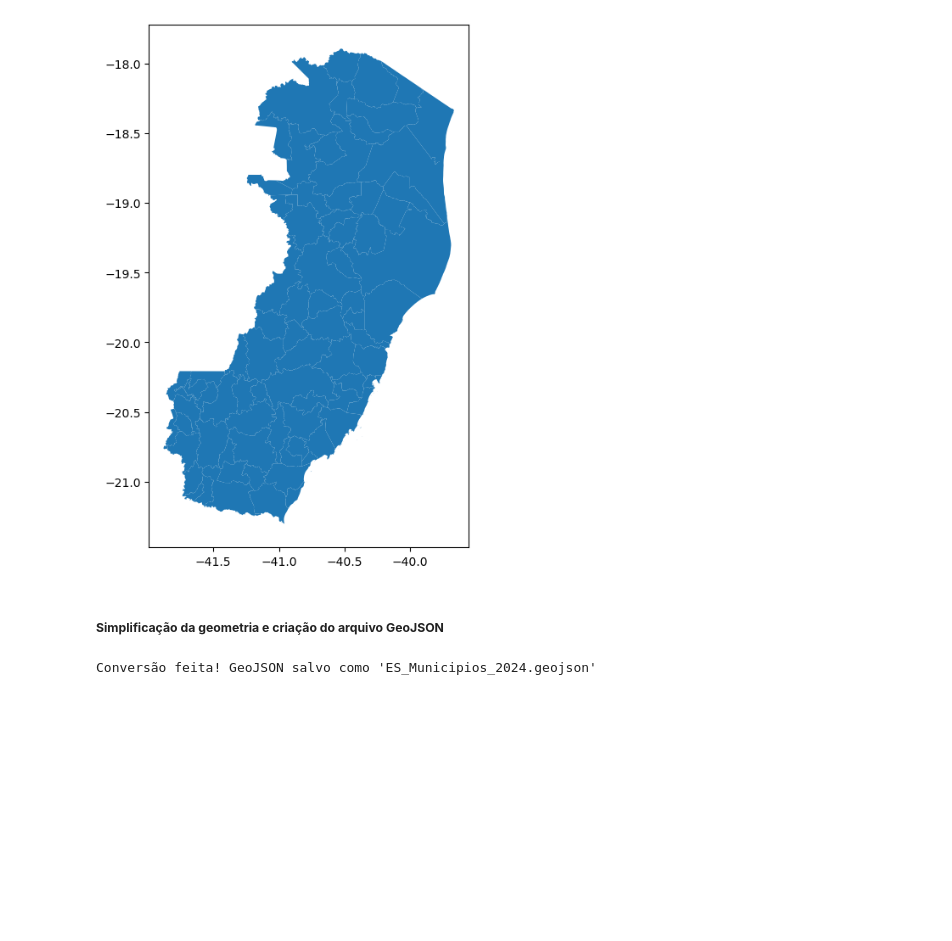
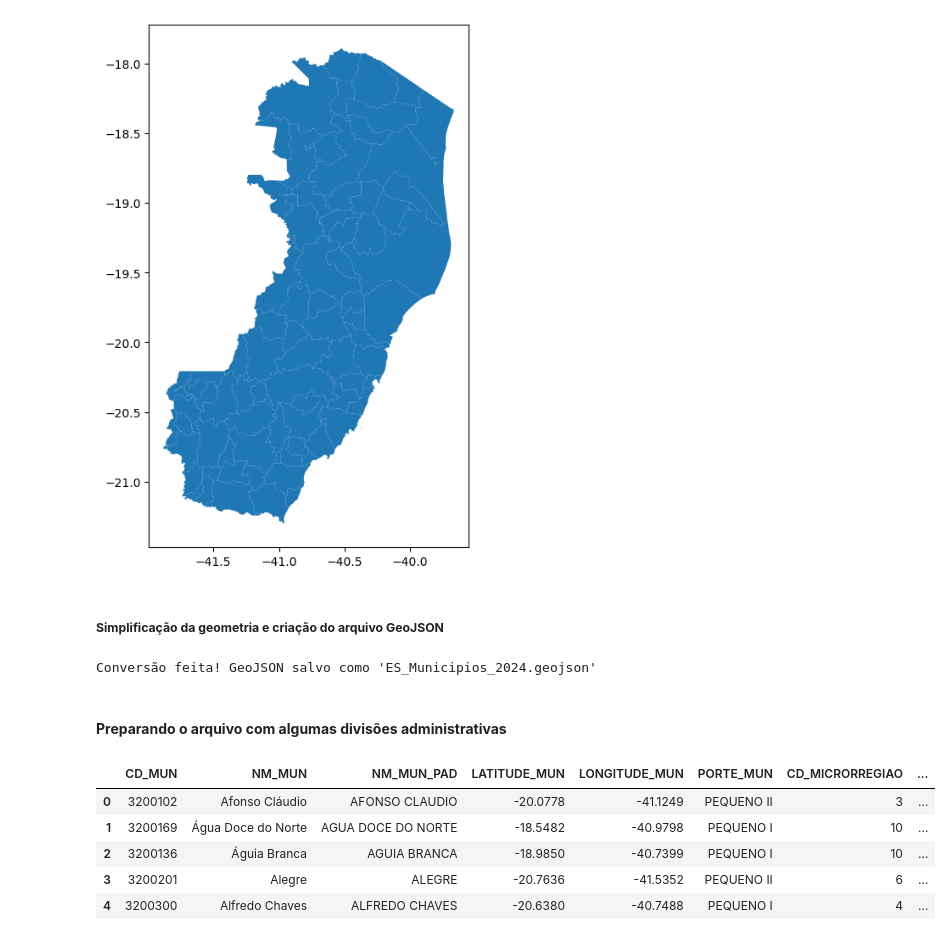
Before and after one commit to fcsardinha/Python-Projects, a Jupyter notebook: Mapas_ES/Mapas_ES.ipynb, the cells around one changed output. Drawn from its saved outputs; the diff is of its cells as text; code cells hidden in the pictures; blank space fills up the shorter version.

Commit message:
Load data with administrative divisions of ES

```diff
--- a/Mapas_ES/Mapas_ES.ipynb
+++ b/Mapas_ES/Mapas_ES.ipynb
@@ -186,3 +186,18 @@ gdf_ES.to_file('ES_Municipios_2024.geojson', driver='GeoJSON')
 print("Conversão feita! GeoJSON salvo como 'ES_Municipios_2024.geojson'")
 # %% [output]
 Conversão feita! GeoJSON salvo como 'ES_Municipios_2024.geojson'
+# %% [markdown]
+#### **Preparando o arquivo com algumas divisões administrativas**
+# %%
+# Carregando o arquivo XLSX com divisões administrativas do ES
+df_divisoes_ES = pd.read_excel('Dados/divisoes_administrativas_ES.xlsx')
+# %%
+# Exibindo as primeiras linhas do DataFrame
+df_divisoes_ES.head()
+# %% [output]
+|  | CD_MUN | NM_MUN | NM_MUN_PAD | LATITUDE_MUN | LONGITUDE_MUN | PORTE_MUN | CD_MICRORREGIAO | ... |
+| 0 | 3200102 | Afonso Cláudio | AFONSO CLAUDIO | -20.0778 | -41.1249 | PEQUENO II | 3 | ... |
+| 1 | 3200169 | Água Doce do Norte | AGUA DOCE DO NORTE | -18.5482 | -40.9798 | PEQUENO I | 10 | ... |
+| 2 | 3200136 | Águia Branca | AGUIA BRANCA | -18.9850 | -40.7399 | PEQUENO I | 10 | ... |
+| 3 | 3200201 | Alegre | ALEGRE | -20.7636 | -41.5352 | PEQUENO II | 6 | ... |
+| 4 | 3200300 | Alfredo Chaves | ALFREDO CHAVES | -20.6380 | -40.7488 | PEQUENO I | 4 | ... |
```
Also changed, not shown: parts of 1 cell of this notebook.
